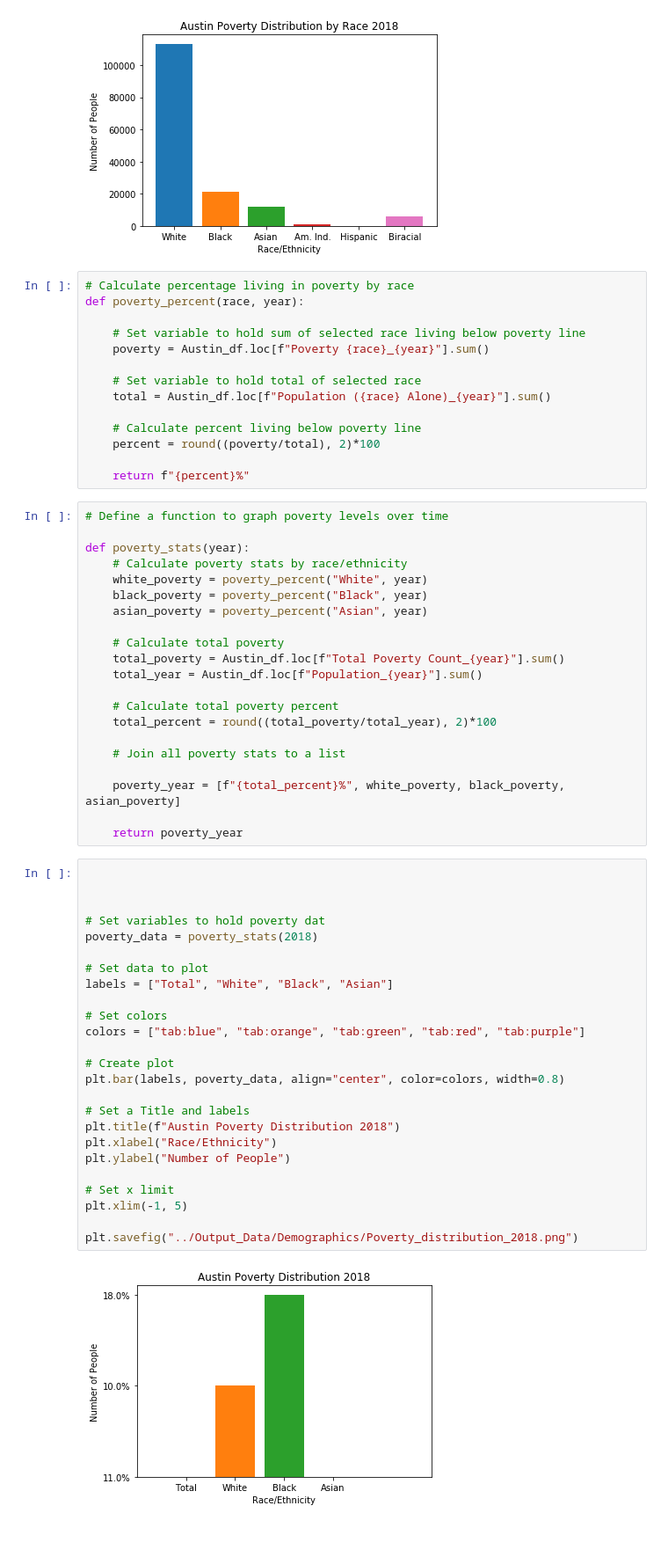
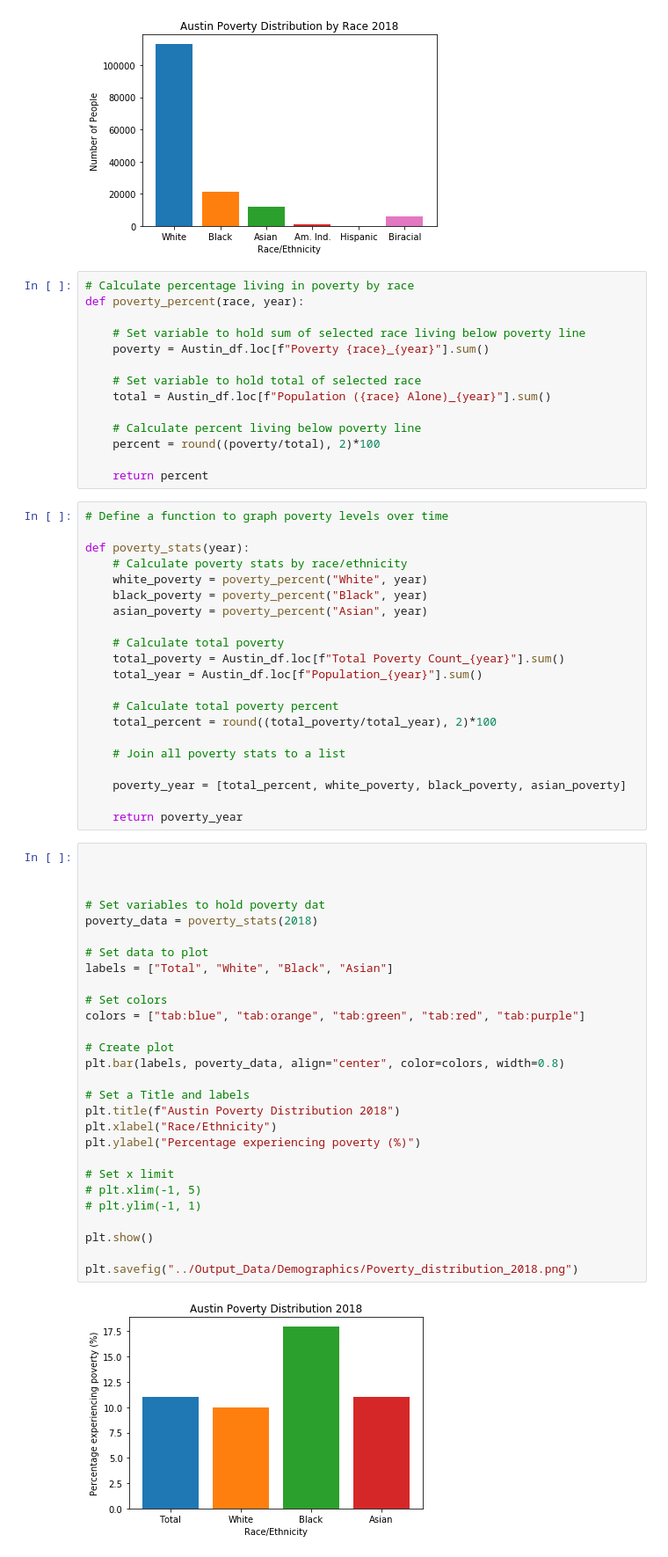
Before and after one commit to travis-tyler/AustinPopulationData, a Jupyter notebook: Rob/Demographics Visualization.ipynb, the cells around one changed output. Shown at 88% size. Drawn from its saved outputs; the diff is of its cells as text.

```diff
--- a/Rob/Demographics Visualization.ipynb
+++ b/Rob/Demographics Visualization.ipynb
@@ -187,7 +190,7 @@ def poverty_percent(race, year):
     # Calculate percent living below poverty line
     percent = round((poverty/total), 2)*100
 
-    return f"{percent}%"
+    return percent
 # %%
 # Define a function to graph poverty levels over time
 
@@ -206,33 +209,36 @@ def poverty_stats(year):
 
     # Join all poverty stats to a list
 
-    poverty_year = [f"{total_percent}%", white_poverty, black_poverty, asian_poverty]
+    poverty_year = [total_percent, white_poverty, black_poverty, asian_poverty]
 
     return poverty_year
 # %%
 
 
 
 # Set variables to hold poverty dat
 poverty_data = poverty_stats(2018)
 
 # Set data to plot
 labels = ["Total", "White", "Black", "Asian"]
 
 # Set colors
 colors = ["tab:blue", "tab:orange", "tab:green", "tab:red", "tab:purple"]
 
 # Create plot
 plt.bar(labels, poverty_data, align="center", color=colors, width=0.8)
 
 # Set a Title and labels
 plt.title(f"Austin Poverty Distribution 2018")
 plt.xlabel("Race/Ethnicity")
-plt.ylabel("Number of People")
+plt.ylabel("Percentage experiencing poverty (%)")
 
 # Set x limit
-plt.xlim(-1, 5)
+# plt.xlim(-1, 5)
+# plt.ylim(-1, 1)
+
+plt.show()
 
 plt.savefig("../Output_Data/Demographics/Poverty_distribution_2018.png")
 # %% [output]
-[figure, old version]
+[figure, new version]
```
Also changed, not shown: parts of 5 cells of this notebook, 16 other files.
